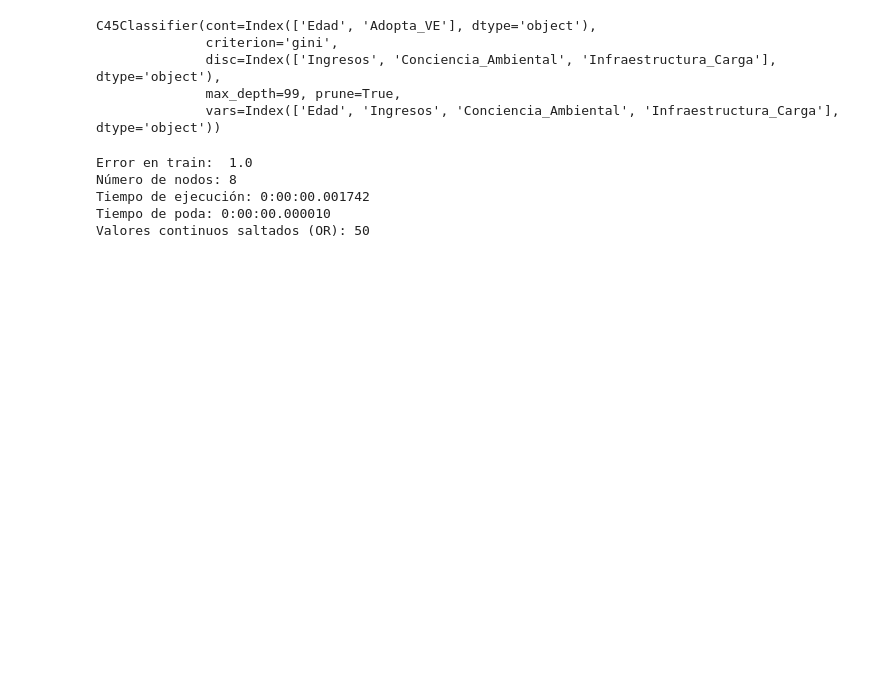
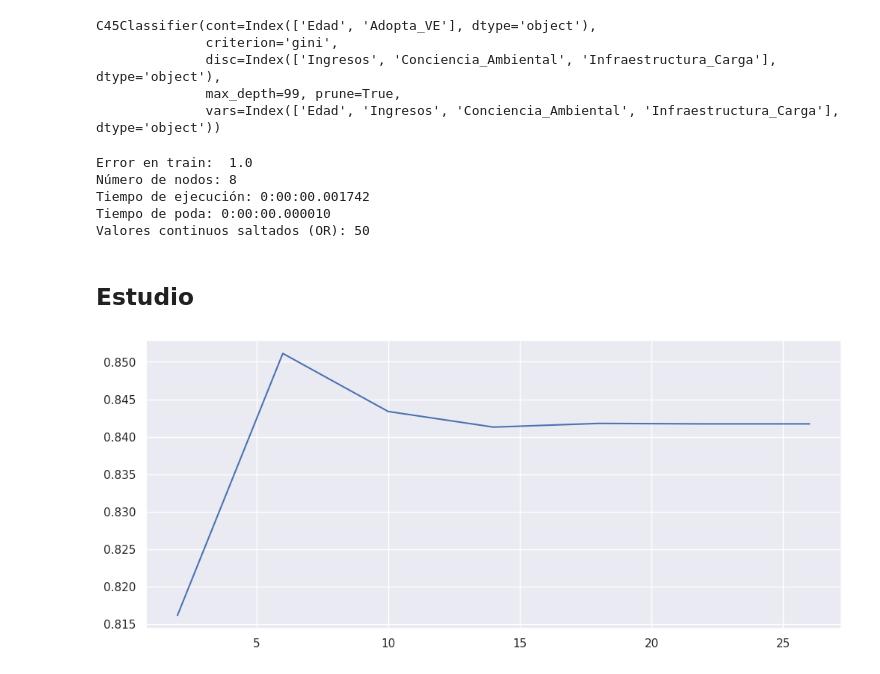
Before and after one commit to Karlingas/Algoritmos-Arboles-de-Decision, a Jupyter notebook: ArbolesDecision.ipynb, the cells around one changed output. Cells and saved outputs as stored; diff of their text form; code cells hidden in the pictures; blank space fills up the shorter version.

Commit message:
Empezado estudio

```diff
--- a/ArbolesDecision.ipynb
+++ b/ArbolesDecision.ipynb
@@ -1227,3 +1267,24 @@ Número de nodos: 8
 Tiempo de ejecución: 0:00:00.001742
 Tiempo de poda: 0:00:00.000010
 Valores continuos saltados (OR): 50
+# %% [markdown]
+## Estudio
+# %%
+import matplotlib.pyplot as plt
+
+#X,y=X2,y2
+y_plot = []
+for i in range(2,30,4):
+    arbol = C45Classifier(attributes, disc_atts, cont_atts, max_depth=i, criterion='classification_error', prune=False)
+    arbol.fit(X,y)
+    y_plot.append(arbol.score(X_test,y_test))
+
+#tiempo con prof, prob con criterion, tiempo con sin poda, prob con limite cuartil
+
+ypoints = np.array(y_plot)
+xpoints = np.array(range(2,30,4))
+
+plt.plot(xpoints, ypoints)
+plt.show()
+# %% [output]
+[figure, added]
```
Also changed, not shown: parts of 17 cells of this notebook.
